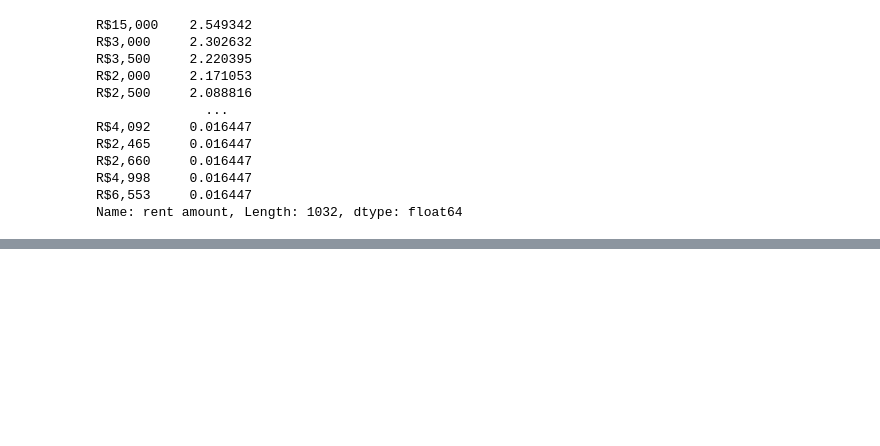
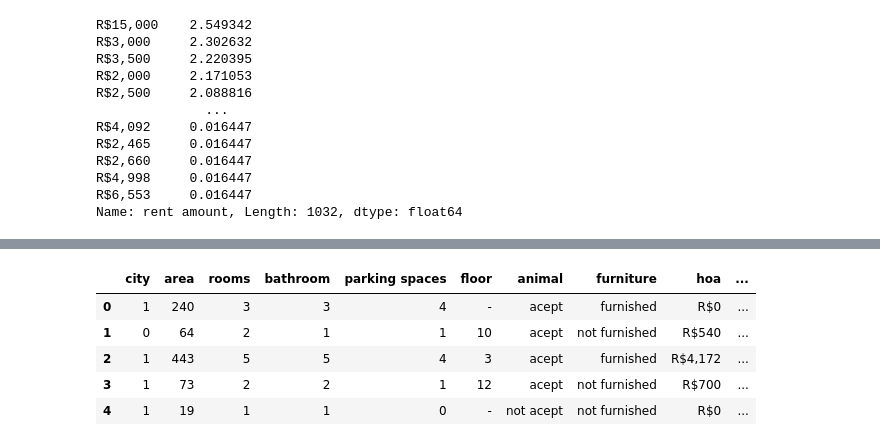
Before and after one commit to Uti2/Japa-Project, a Jupyter notebook: japa_project.ipynb, the cells around one changed output, grey strips where cells are left out. Cells and saved outputs as stored; diff of their text form; code cells hidden in the pictures; blank space fills up the shorter version.

```diff
--- a/japa_project.ipynb
+++ b/japa_project.ipynb
@@ -54,0 +120,15 @@ df = df.drop
+# %%
+df['animal'] = pd.Categorical(df['animal'])
+df['animal_encoded'] = df['animal'].cat.codes
+
+df['furniture'] = pd.Categorical(df['furniture'])
+df['furniture_encoded'] = df['furniture'].cat.codes
+
+df.head()
+# %% [output]
+|  | city | area | rooms | bathroom | parking spaces | floor | animal | furniture | hoa | ... |
+| 0 | 1 | 240 | 3 | 3 | 4 | - | acept | furnished | R$0 | ... |
+| 1 | 0 | 64 | 2 | 1 | 1 | 10 | acept | not furnished | R$540 | ... |
+| 2 | 1 | 443 | 5 | 5 | 4 | 3 | acept | furnished | R$4,172 | ... |
+| 3 | 1 | 73 | 2 | 2 | 1 | 12 | acept | not furnished | R$700 | ... |
+| 4 | 1 | 19 | 1 | 1 | 0 | - | not acept | not furnished | R$0 | ... |
```
Also changed, not shown: parts of 12 cells of this notebook.
